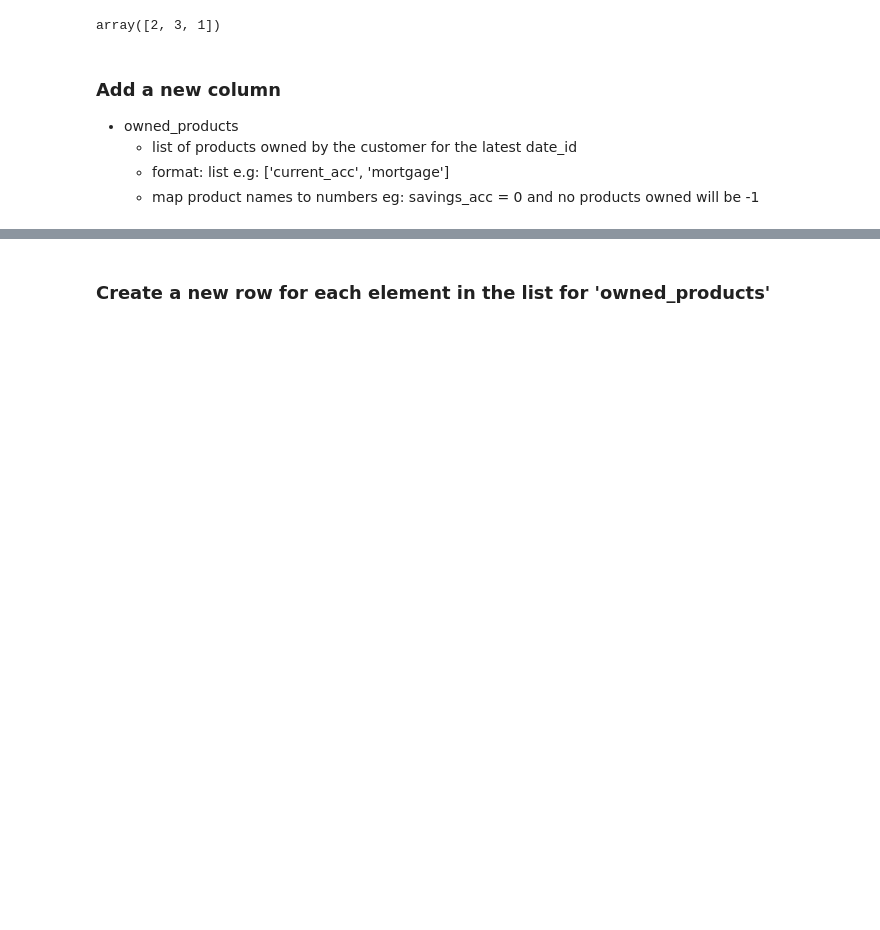
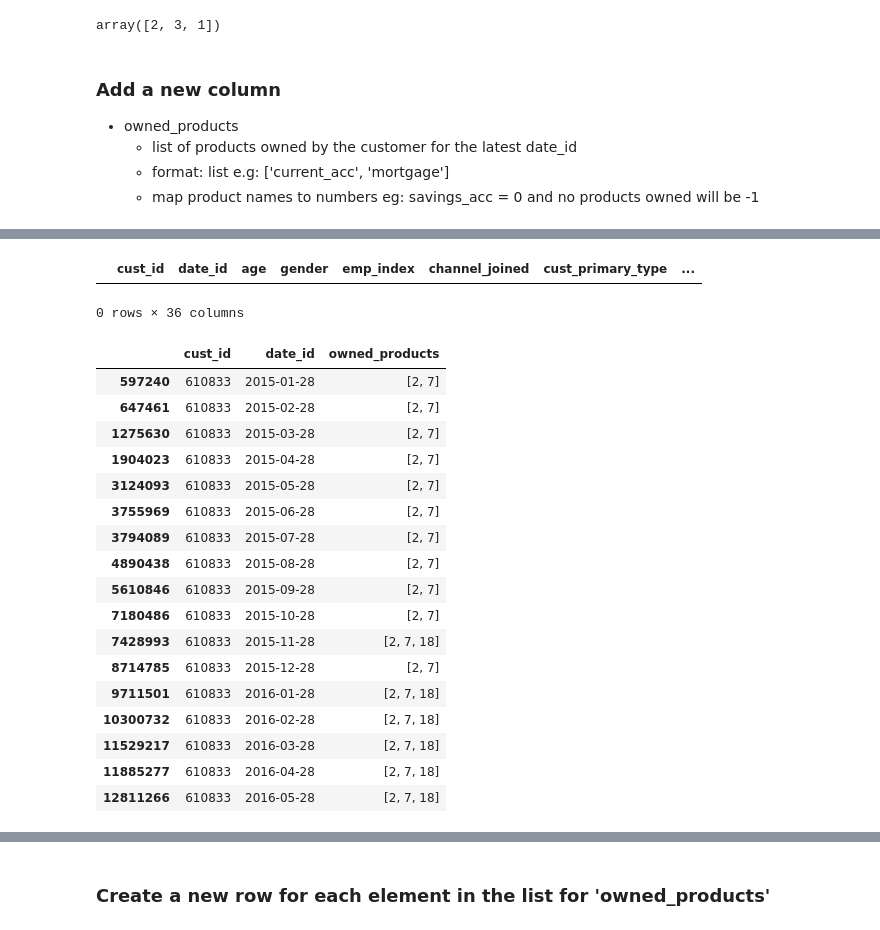
Before and after one commit to highwind-ai/examples, a Jupyter notebook: knn-banking-product-recommender/notebooks/data_exploration_santander_product_ds.ipynb, the cells around one changed output, grey strips where cells are left out. Drawn from its saved outputs; the diff is of its cells as text; code cells hidden in the pictures; blank space fills up the shorter version.

```diff
--- a/knn-banking-product-recommender/notebooks/data_exploration_santander_product_ds.ipynb
+++ b/knn-banking-product-recommender/notebooks/data_exploration_santander_product_ds.ipynb
@@ -991,0 +1009,32 @@ df_train_filtered.sample(3)
+# %%
+# Verify that there are no records with 'date_id' of '2016-06-28'
+excluded_date_check = df_train_filtered[df_train_filtered['date_id'] == excluded_date]
+
+excluded_date_check
+# %% [output]
+|  | cust_id | date_id | age | gender | emp_index | channel_joined | cust_primary_type | ... |
+0 rows × 36 columns
+# %%
+# Retrieve details for customers (all records)
+cust_num = 610833
+customer_info = get_customer_details(df_train_filtered, cust_num)
+customer_info
+# %% [output]
+|  | cust_id | date_id | owned_products |
+| 597240 | 610833 | 2015-01-28 | [2, 7] |
+| 647461 | 610833 | 2015-02-28 | [2, 7] |
+| 1275630 | 610833 | 2015-03-28 | [2, 7] |
+| 1904023 | 610833 | 2015-04-28 | [2, 7] |
+| 3124093 | 610833 | 2015-05-28 | [2, 7] |
+| 3755969 | 610833 | 2015-06-28 | [2, 7] |
+| 3794089 | 610833 | 2015-07-28 | [2, 7] |
+| 4890438 | 610833 | 2015-08-28 | [2, 7] |
+| 5610846 | 610833 | 2015-09-28 | [2, 7] |
+| 7180486 | 610833 | 2015-10-28 | [2, 7] |
+| 7428993 | 610833 | 2015-11-28 | [2, 7, 18] |
+| 8714785 | 610833 | 2015-12-28 | [2, 7] |
+| 9711501 | 610833 | 2016-01-28 | [2, 7, 18] |
+| 10300732 | 610833 | 2016-02-28 | [2, 7, 18] |
+| 11529217 | 610833 | 2016-03-28 | [2, 7, 18] |
+| 11885277 | 610833 | 2016-04-28 | [2, 7, 18] |
+| 12811266 | 610833 | 2016-05-28 | [2, 7, 18] |
```
Also changed, not shown: parts of 28 cells of this notebook.
